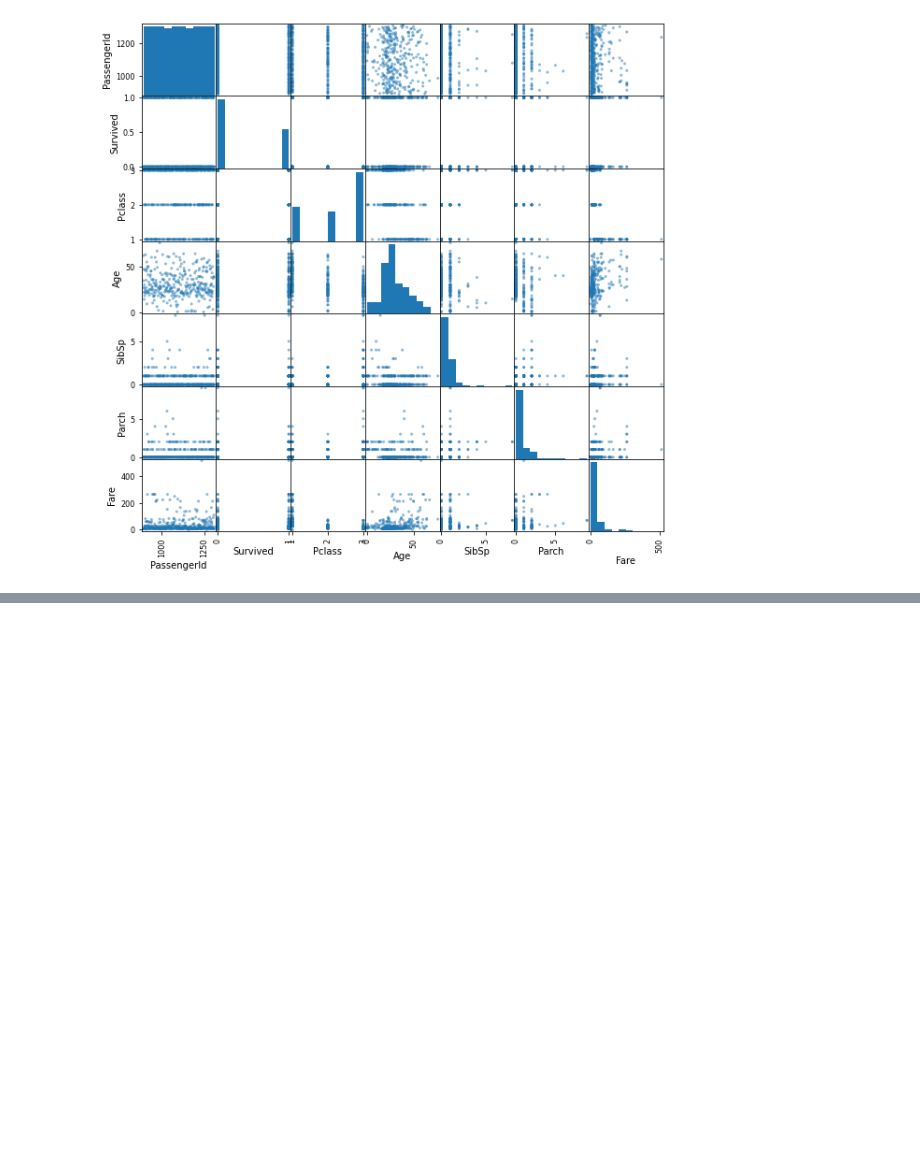
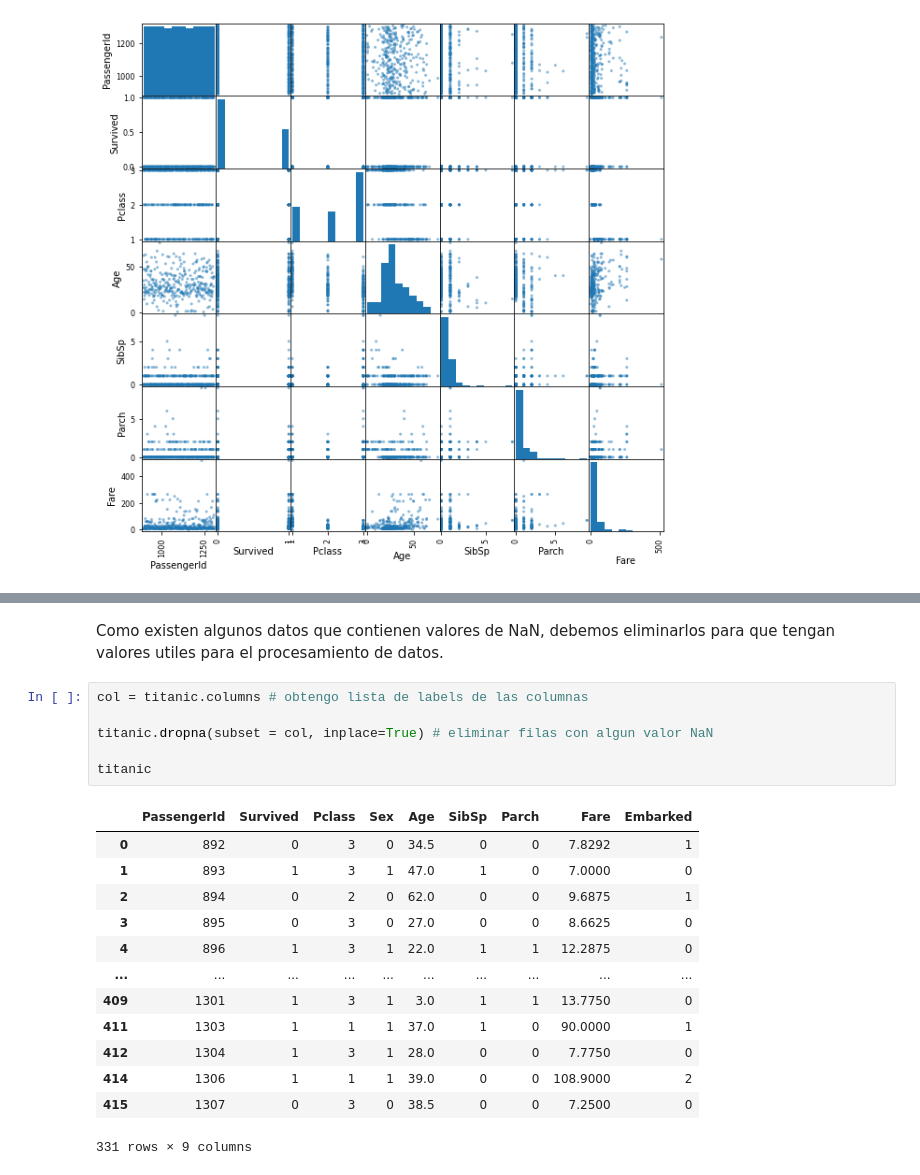
Before and after one commit to justNeto/SemanaTecAnalitica, a Jupyter notebook: TitanicDatasetAnalysis.ipynb, the cells around one changed output, grey strips where cells are left out. Saved outputs shown, nothing was run; the diff lists cells and outputs as text; blank space fills up the shorter version.

```diff
--- a/TitanicDatasetAnalysis.ipynb
+++ b/TitanicDatasetAnalysis.ipynb
@@ -84,0 +124,22 @@ plt.show()
+# %% [markdown]
+Como existen algunos datos que contienen valores de NaN, debemos eliminarlos para que tengan valores utiles para el procesamiento de datos.
+# %%
+col = titanic.columns # obtengo lista de labels de las columnas
+
+titanic.dropna(subset = col, inplace=True) # eliminar filas con algun valor NaN
+
+titanic
+# %% [output]
+|  | PassengerId | Survived | Pclass | Sex | Age | SibSp | Parch | Fare | Embarked |
+| 0 | 892 | 0 | 3 | 0 | 34.5 | 0 | 0 | 7.8292 | 1 |
+| 1 | 893 | 1 | 3 | 1 | 47.0 | 1 | 0 | 7.0000 | 0 |
+| 2 | 894 | 0 | 2 | 0 | 62.0 | 0 | 0 | 9.6875 | 1 |
+| 3 | 895 | 0 | 3 | 0 | 27.0 | 0 | 0 | 8.6625 | 0 |
+| 4 | 896 | 1 | 3 | 1 | 22.0 | 1 | 1 | 12.2875 | 0 |
+| ... | ... | ... | ... | ... | ... | ... | ... | ... | ... |
+| 409 | 1301 | 1 | 3 | 1 | 3.0 | 1 | 1 | 13.7750 | 0 |
+| 411 | 1303 | 1 | 1 | 1 | 37.0 | 1 | 0 | 90.0000 | 1 |
+| 412 | 1304 | 1 | 3 | 1 | 28.0 | 0 | 0 | 7.7750 | 0 |
+| 414 | 1306 | 1 | 1 | 1 | 39.0 | 0 | 0 | 108.9000 | 2 |
+| 415 | 1307 | 0 | 3 | 0 | 38.5 | 0 | 0 | 7.2500 | 0 |
+331 rows × 9 columns
```
Also changed, not shown: parts of 17 cells of this notebook.
